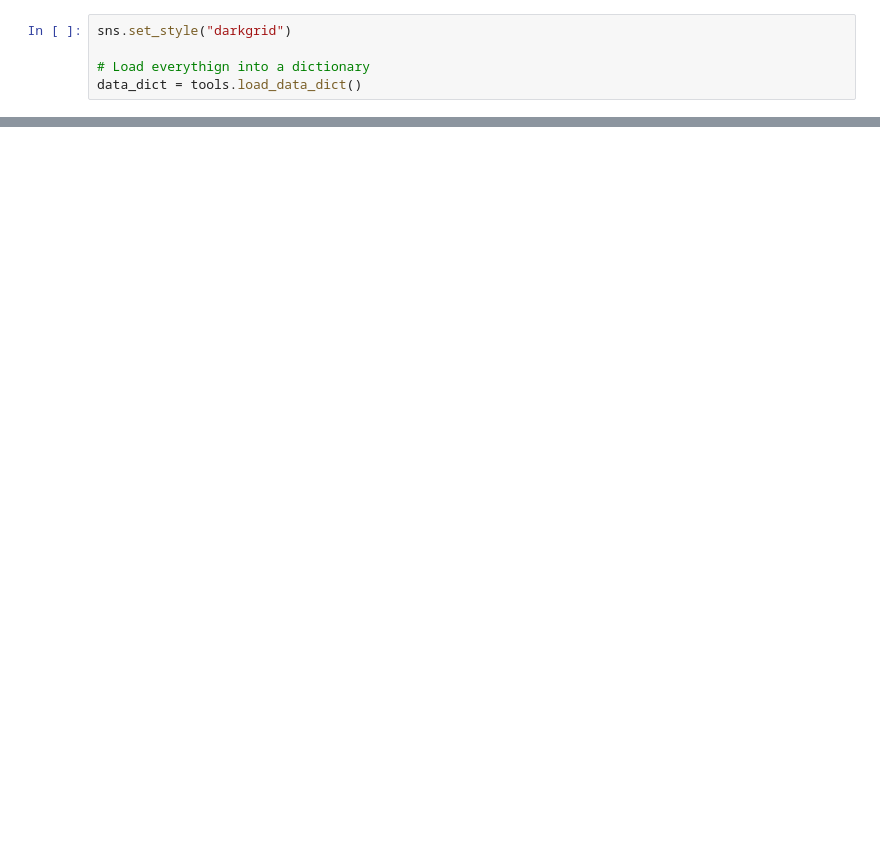
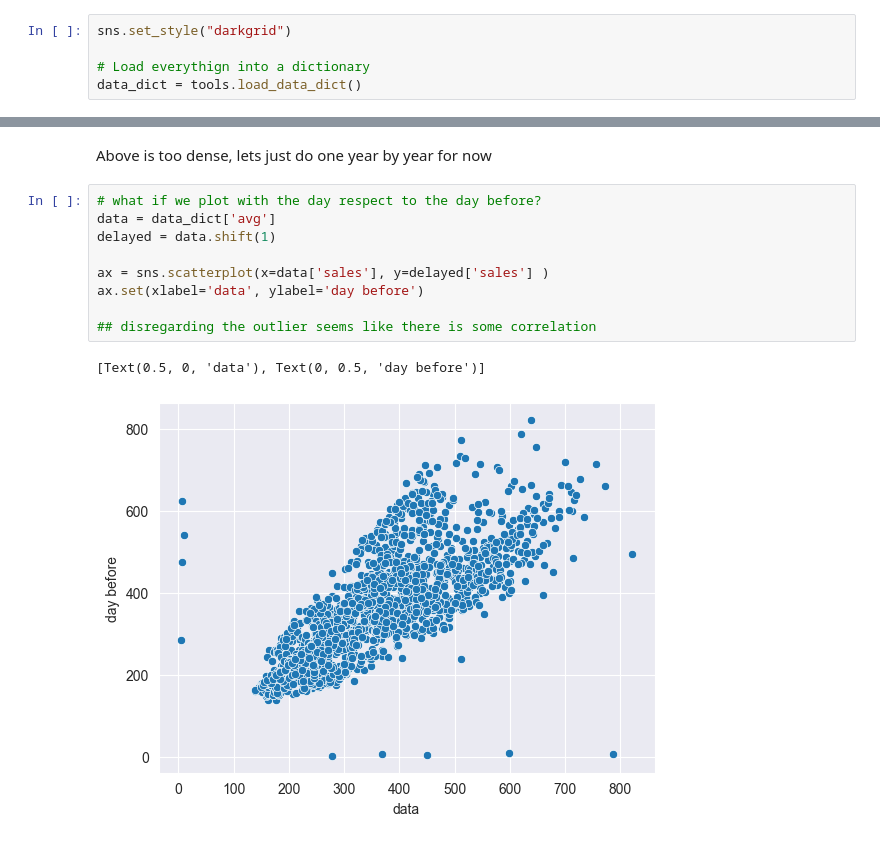
Before and after one commit to ErlingAmundsen/seasonality_prediction, a Jupyter notebook: preds.ipynb, the cells around one changed output, grey strips where cells are left out. Saved outputs shown, nothing was run; the diff lists cells and outputs as text; blank space fills up the shorter version.

Commit message:
Fixed preds with 1 delay

```diff
--- a/preds.ipynb
+++ b/preds.ipynb
@@ -26,0 +34,14 @@ ValueError: The following variable cannot be assigned with wide-form data: `size
+# %% [markdown]
+Above is too dense, lets just do one year by year for now
+# %%
+# what if we plot with the day respect to the day before?
+data = data_dict['avg']
+delayed = data.shift(1)
+
+ax = sns.scatterplot(x=data['sales'], y=delayed['sales'] )
+ax.set(xlabel='data', ylabel='day before')
+
+## disregarding the outlier seems like there is some correlation
+# %% [output]
+[Text(0.5, 0, 'data'), Text(0, 0.5, 'day before')]
+[figure, added]
```
Also changed, not shown: parts of 6 cells of this notebook, 1 other file.
